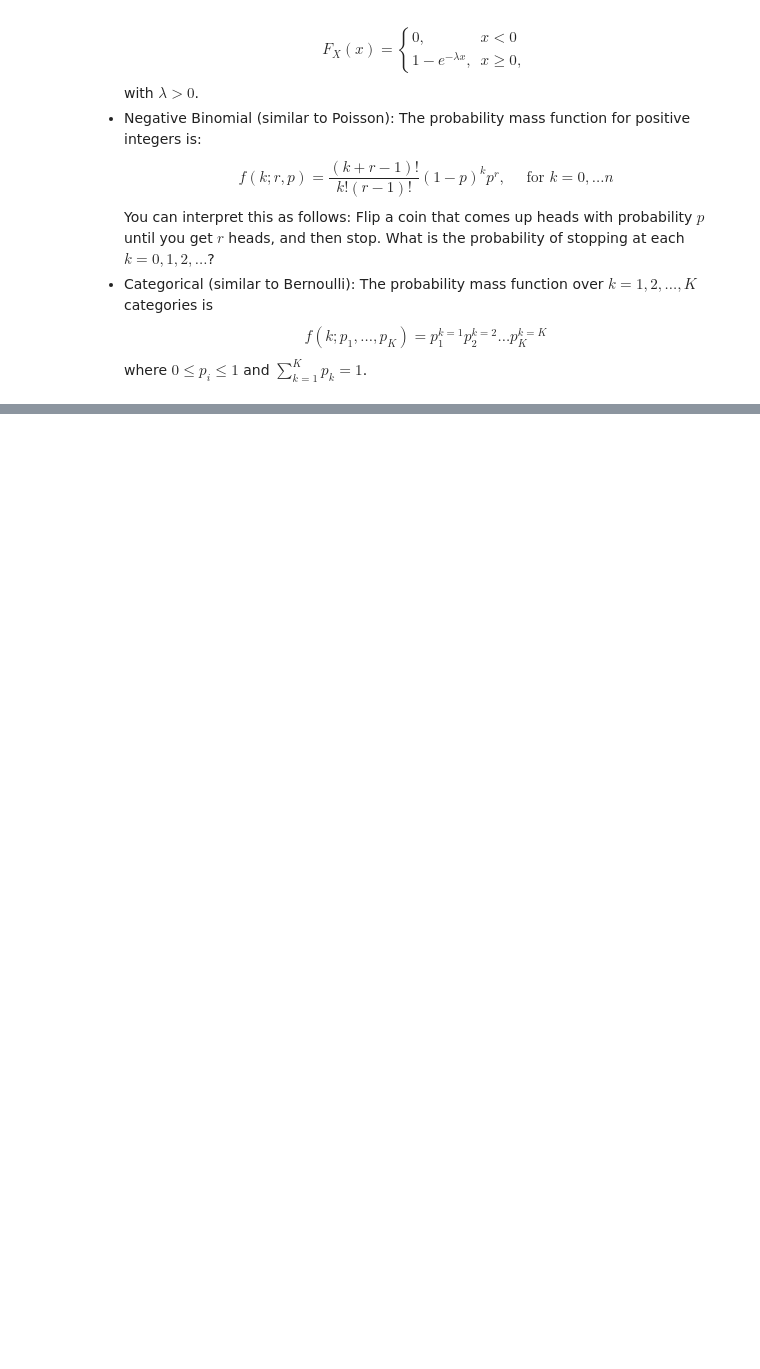
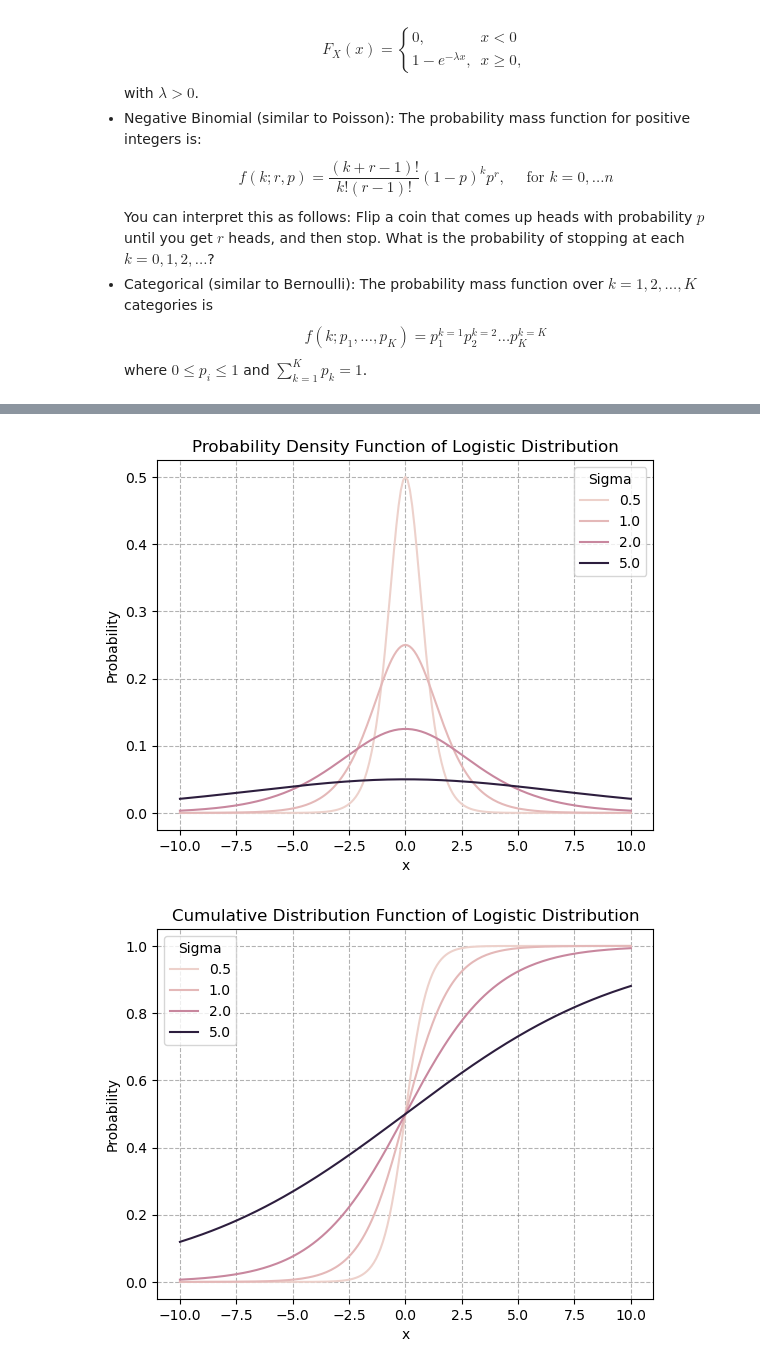
Before and after one commit to ds4e/understanding_uncertainty_assignments, a Jupyter notebook: assignment_6/exercies_6.ipynb, the cells around one changed output, grey strips where cells are left out. Saved outputs shown, nothing was run; the diff lists cells and outputs as text; code cells hidden in the pictures; blank space fills up the shorter version.

Commit message:
Initial work on logistic and exponential ditribution. Possible error in logistic?

```diff
--- a/assignment_6/exercies_6.ipynb
+++ b/assignment_6/exercies_6.ipynb
@@ -39,0 +71,48 @@ where $0 \le p_i \le 1$ and $ \sum_{k=1}^K p_k = 1$.
+# %%
+def plot_distributions(fx, Fx, distribution_name, scale_name="Scale", xmin=-10, xmax=10, xstep=0.1, scales=[0.5,1,2,5]):
+
+    logistic = pd.DataFrame(columns=['x', scale_name, 'probability', 'cumulative'], dtype=np.float64)
+
+    for scale in scales:
+        for x in np.arange(xmin, xmax+xstep, xstep):
+            probability = fx(scale, x)
+            cumulative = Fx(scale, x)
+            logistic.loc[len(logistic)] = [x, scale, probability, cumulative]
+
+    plots = {'probability': 'Probability Density Function',
+             'cumulative': 'Cumulative Distribution Function'
+            }
+
+    for column, title in plots.items():
+        sns.lineplot(logistic, x='x', y=column, hue=scale_name, marker=None)
+        plt.title(f'{title} of {distribution_name} Distribution')
+        plt.xlabel('x')
+        plt.ylabel('Probability')
+        plt.grid(True, linestyle='--', color='gray', alpha=0.6)
+        plt.show()
+
+# def plot_samples(fx, distribution_name):
+
+#     sigmas = [0.5, 1, 2, 5]
+#     num_samples = 1000
+
+#     samples = pd.DataFrame(columns=['value', 'sigma'], dtype=np.float64)
+
+#     for sigma in sigmas:
+#         random_samples = fx(sigma, num_samples)
+#         for sample in random_samples:
+#             samples.loc[len(samples)] = [sample, sigma]
+
+#     sns.histplot(samples, x='value', hue='sigma', element='step', stat='density', common_norm=False)
+#     plt.title(f'Sampled Values from {distribution_name} Distribution')
+#     plt.xlabel('Value')
+#     plt.ylabel('Density')
+#     plt.grid(True, linestyle='--', color='gray', alpha=0.6)
+#     plt.show()
+# %%
+l_fx = lambda sigma, x: 1/sigma * (np.exp(-x/sigma) / ( (1 + np.exp(-x/sigma))**2 ))
+l_Fx = lambda sigma, x: 1 / (1 + np.exp(-x/sigma))
+plot_distributions(l_fx, l_Fx, 'Logistic', 'Sigma')
+# %% [output]
+[figure, added]
+[figure, added]
```
Also changed, not shown: parts of 6 cells of this notebook.
